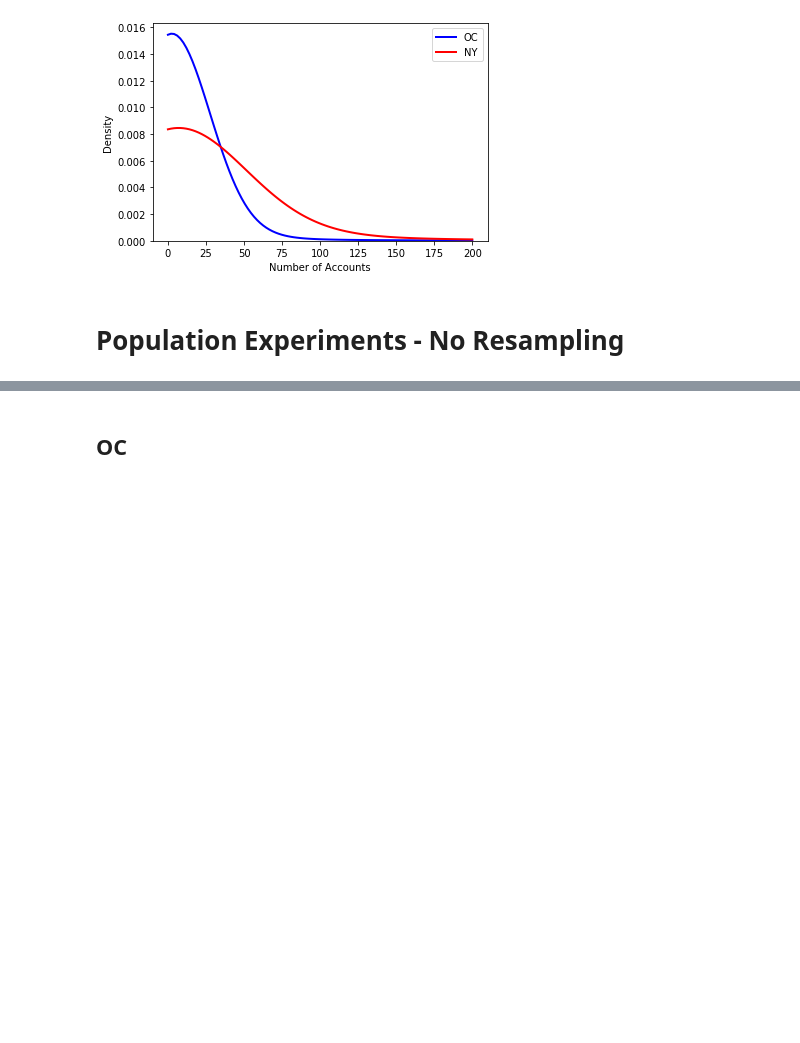
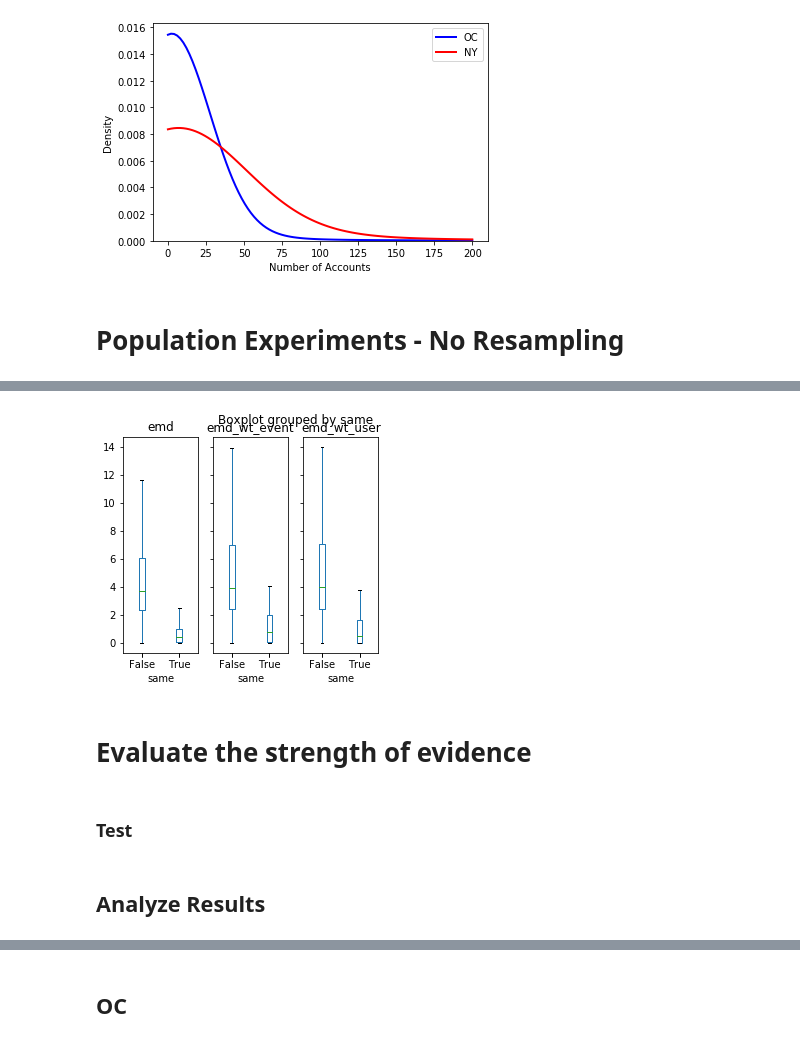
Before and after one commit to galbraic/spatial-assocr, a Jupyter notebook: notebooks/DFRWS_EU_2020.ipynb, the cells around one changed output, grey strips where cells are left out. Drawn from its saved outputs; the diff is of its cells as text; code cells hidden in the pictures; blank space fills up the shorter version.

```diff
--- a/notebooks/DFRWS_EU_2020.ipynb
+++ b/notebooks/DFRWS_EU_2020.ipynb
@@ -441,0 +605,15 @@ def population_scores(mpp):
+# %%
+ny_rslt.boxplot(
+    column=['emd', 'emd_wt_event', 'emd_wt_user'],
+    layout=(1,4),
+    by='same',
+    grid=False,
+    sym=''
+)
+plt.show()
+# %% [output]
+[figure, added]
+# %% [markdown]
+# Evaluate the strength of evidence
+# %% [markdown]
+### Test
@@ -441,0 +677,2 @@ def population_scores(mpp):
+# %% [markdown]
+## Analyze Results
```
Also changed, not shown: parts of 53 cells of this notebook, 7 other files.
